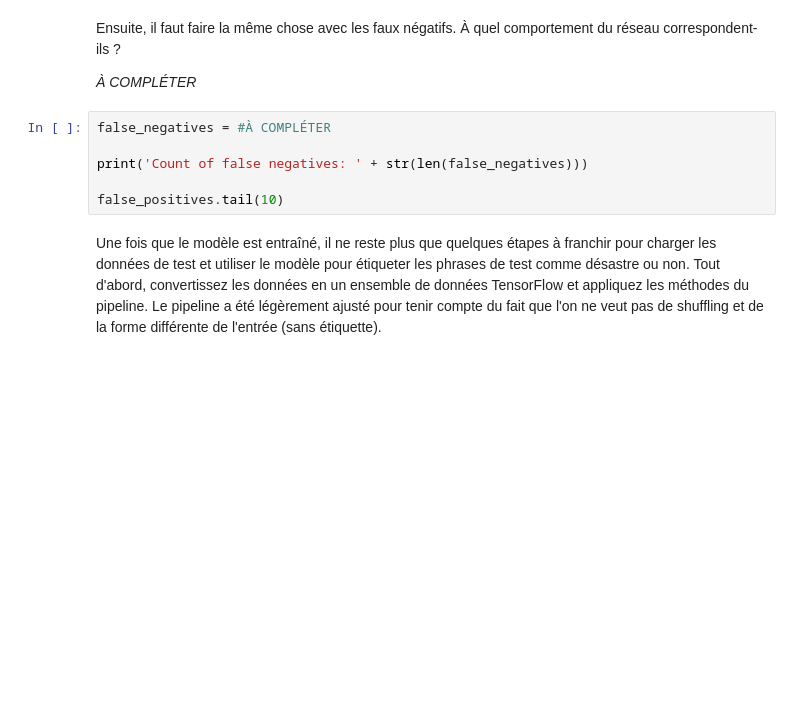
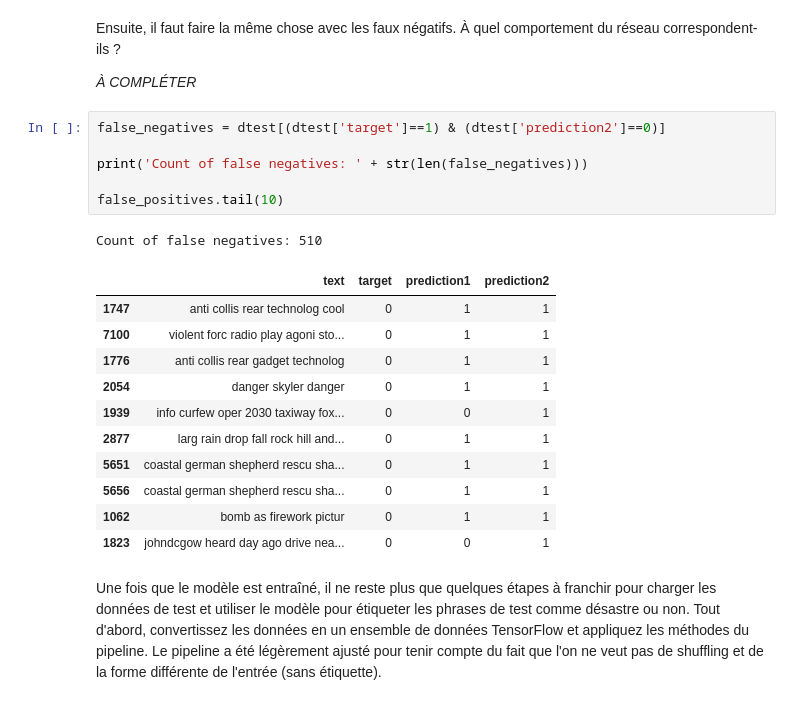
Before and after one commit to MagicalKyaru/Projet-Data-Science-WS, a Jupyter notebook: Corrigés/4. WS_NLP_RNN_Etudiant.ipynb, the cells around one changed output. Saved outputs shown, nothing was run; the diff lists cells and outputs as text; blank space fills up the shorter version.

```diff
--- a/Corrigés/4. WS_NLP_RNN_Etudiant.ipynb
+++ b/Corrigés/4. WS_NLP_RNN_Etudiant.ipynb
@@ -754,11 +876,24 @@ Ensuite, il faut faire la même chose avec les faux négatifs. À quel comportem
 
 <em>À COMPLÉTER</em>
 # %%
-false_negatives = #À COMPLÉTER
+false_negatives = dtest[(dtest['target']==1) & (dtest['prediction2']==0)]
 
 print('Count of false negatives: ' + str(len(false_negatives)))
 
 false_positives.tail(10)
+# %% [output]
+Count of false negatives: 510
+|  | text | target | prediction1 | prediction2 |
+| 1747 | anti collis rear technolog cool | 0 | 1 | 1 |
+| 7100 | violent forc radio play agoni sto... | 0 | 1 | 1 |
+| 1776 | anti collis rear gadget technolog | 0 | 1 | 1 |
+| 2054 | danger skyler danger | 0 | 1 | 1 |
+| 1939 | info curfew oper 2030 taxiway fox... | 0 | 0 | 1 |
+| 2877 | larg rain drop fall rock hill and... | 0 | 1 | 1 |
+| 5651 | coastal german shepherd rescu sha... | 0 | 1 | 1 |
+| 5656 | coastal german shepherd rescu sha... | 0 | 1 | 1 |
+| 1062 | bomb as firework pictur | 0 | 1 | 1 |
+| 1823 | johndcgow heard day ago drive nea... | 0 | 0 | 1 |
 # %% [markdown]
 Une fois que le modèle est entraîné, il ne reste plus que quelques étapes à franchir pour charger les données de test et utiliser le modèle pour étiqueter les phrases de test comme désastre ou non. Tout d'abord, convertissez les données en un ensemble de données TensorFlow et appliquez les méthodes du pipeline. Le pipeline a été légèrement ajusté pour tenir compte du fait que l'on ne veut pas de shuffling et de la forme différente de l'entrée (sans étiquette).
 # %%
```
Also changed, not shown: parts of 29 cells of this notebook, 2 other files.
